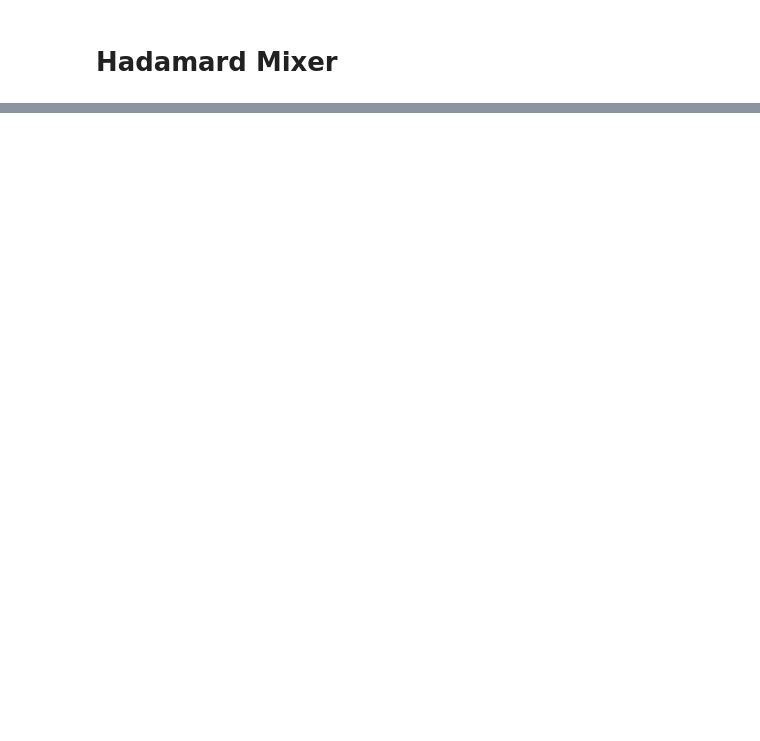
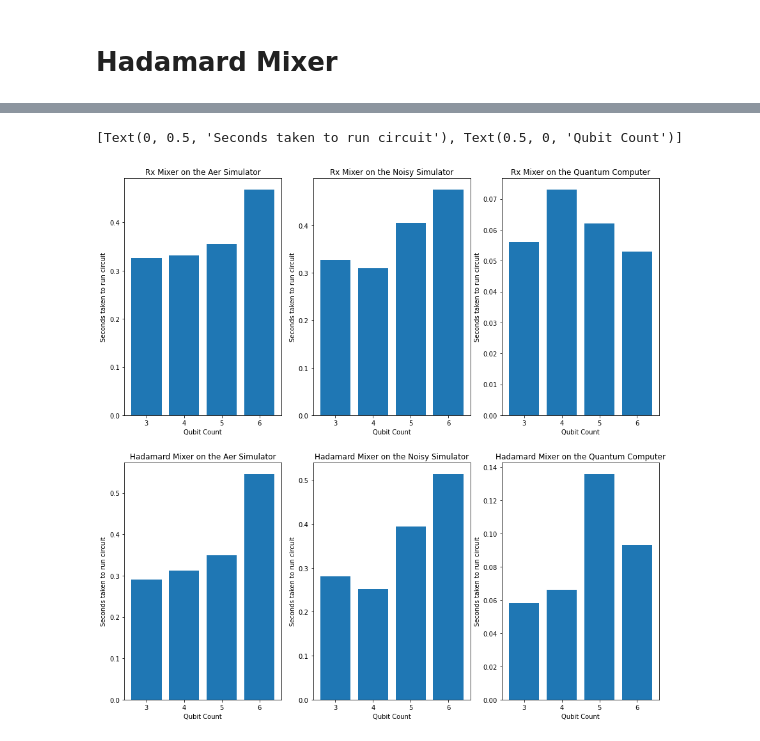
Before and after one commit to themehtaphysical/qaoa, a Jupyter notebook: QAOA Vertex Cover.ipynb, the cells around one changed output, grey strips where cells are left out. Saved outputs shown, nothing was run; the diff lists cells and outputs as text; code cells hidden in the pictures; blank space fills up the shorter version.

Commit message:
added time graph

```diff
--- a/QAOA Vertex Cover.ipynb
+++ b/QAOA Vertex Cover.ipynb
@@ -1156,0 +1188,49 @@ plot_histogram(counts, figsize=(24,6))
+# %%
+qubits = [3,4,5,6]
+
+rx_aer = []
+rx_noisy = []
+rx_qc = []
+
+had_aer = []
+had_noisy = []
+had_qc = []
+
+for i in range(4):
+    rx_aer.append(times["rx"][i+3][0])
+    rx_noisy.append(times["rx"][i+3][1])
+    rx_qc.append(times["rx"][i+3][2])
+    had_aer.append(times["had"][i+3][0])
+    had_noisy.append(times["had"][i+3][1])
+    had_qc.append(times["had"][i+3][2])
+
+
+fig, axs = plt.subplots(2, 3, figsize=(15,15))
+# rx aer
+axs[0,0].bar(qubits, rx_aer)
+axs[0,0].set_title("Rx Mixer on the Aer Simulator")
+axs[0,0].set(ylabel='Seconds taken to run circuit', xlabel='Qubit Count')
+# rx noisy
+axs[0,1].bar(qubits, rx_noisy)
+axs[0,1].set_title("Rx Mixer on the Noisy Simulator")
+axs[0,1].set(ylabel='Seconds taken to run circuit', xlabel='Qubit Count')
+# rx qc
+axs[0,2].bar(qubits, rx_qc)
+axs[0,2].set_title("Rx Mixer on the Quantum Computer")
+axs[0,2].set(ylabel='Seconds taken to run circuit', xlabel='Qubit Count')
+
+# Had aer
+axs[1,0].bar(qubits, had_aer)
+axs[1,0].set_title("Hadamard Mixer on the Aer Simulator")
+axs[1,0].set(ylabel='Seconds taken to run circuit', xlabel='Qubit Count')
+# had noisy
+axs[1,1].bar(qubits, had_noisy)
+axs[1,1].set_title("Hadamard Mixer on the Noisy Simulator")
+axs[1,1].set(ylabel='Seconds taken to run circuit', xlabel='Qubit Count')
+# had qc
+axs[1,2].bar(qubits, had_qc)
+axs[1,2].set_title("Hadamard Mixer on the Quantum Computer")
+axs[1,2].set(ylabel='Seconds taken to run circuit', xlabel='Qubit Count')
+# %% [output]
+[Text(0, 0.5, 'Seconds taken to run circuit'), Text(0.5, 0, 'Qubit Count')]
+[figure, added]
```
Also changed, not shown: parts of 26 cells of this notebook.
